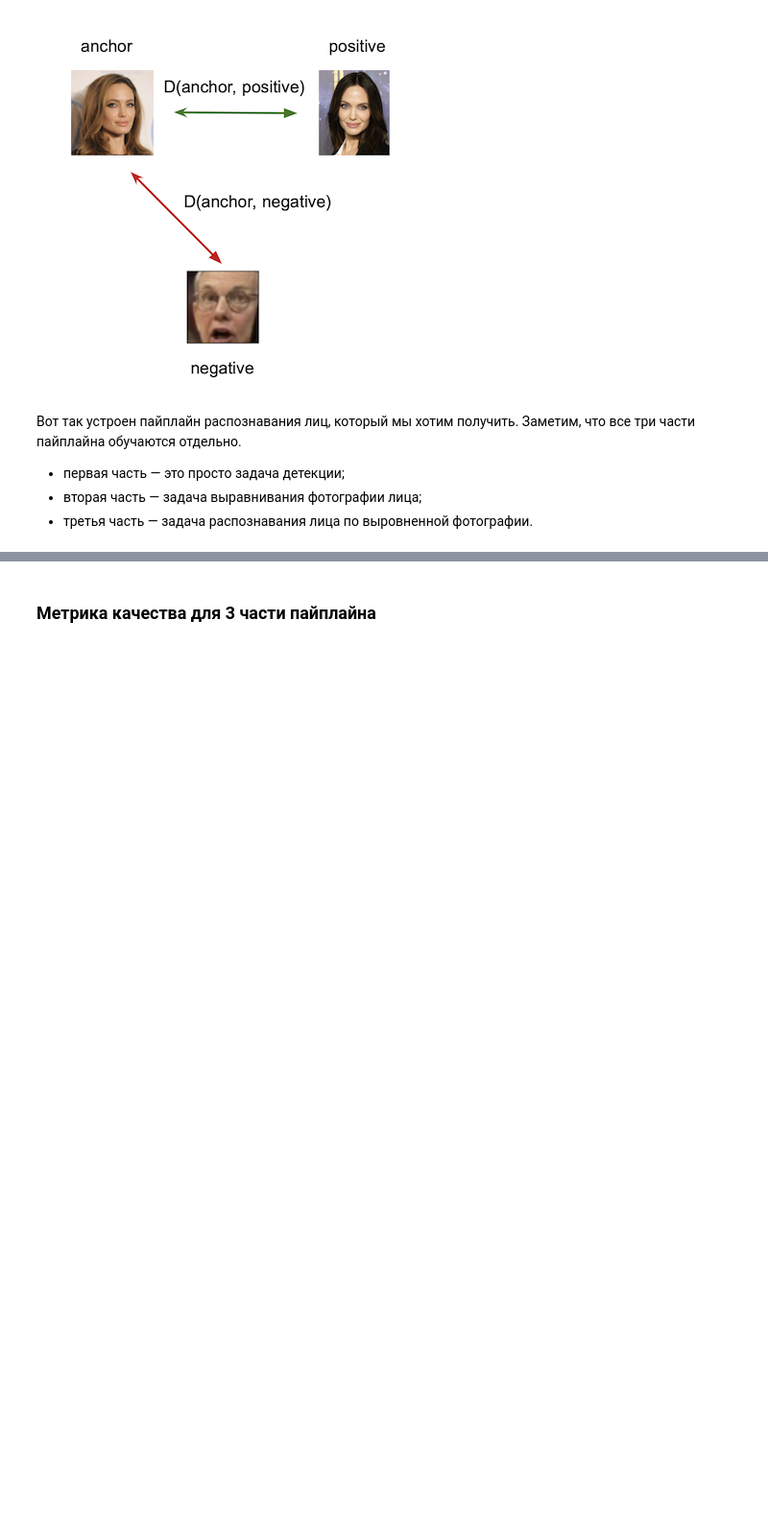
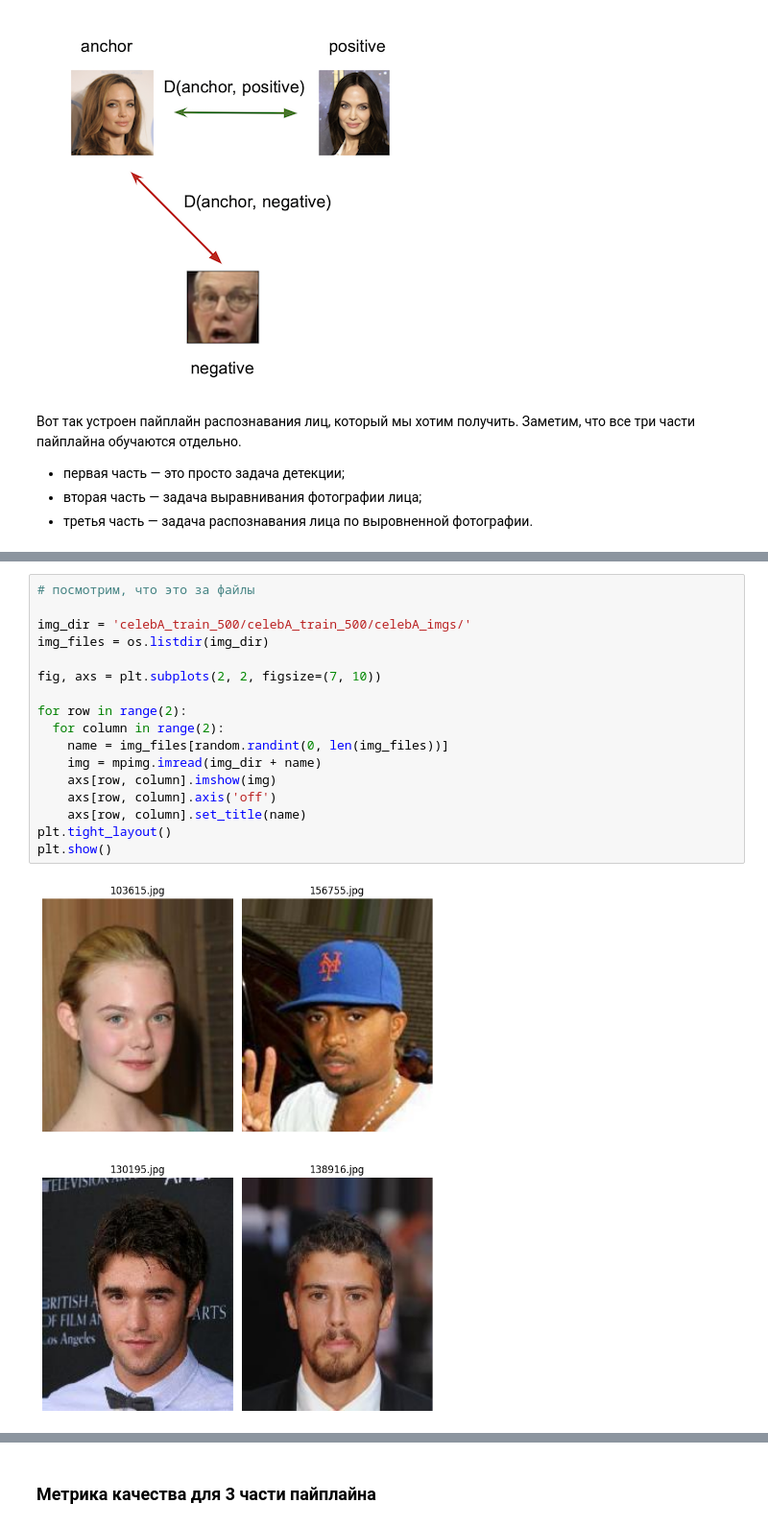
Before and after one commit to pauls005/Face-Recognition, a Jupyter notebook: Project_face_recognition.ipynb, the cells around one changed output, grey strips where cells are left out. Shown at 96% size. Cells and saved outputs as stored; diff of their text form; blank space fills up the shorter version.

```diff
--- a/Project_face_recognition.ipynb
+++ b/Project_face_recognition.ipynb
@@ -104,0 +141,19 @@
+# %%
+# посмотрим, что это за файлы
+
+img_dir = 'celebA_train_500/celebA_train_500/celebA_imgs/'
+img_files = os.listdir(img_dir)
+
+fig, axs = plt.subplots(2, 2, figsize=(7, 10))
+
+for row in range(2):
+  for column in range(2):
+    name = img_files[random.randint(0, len(img_files))]
+    img = mpimg.imread(img_dir + name)
+    axs[row, column].imshow(img)
+    axs[row, column].axis('off')
+    axs[row, column].set_title(name)
+plt.tight_layout()
+plt.show()
+# %% [output]
+[figure, added]
```
Also changed, not shown: parts of 8 cells of this notebook.
